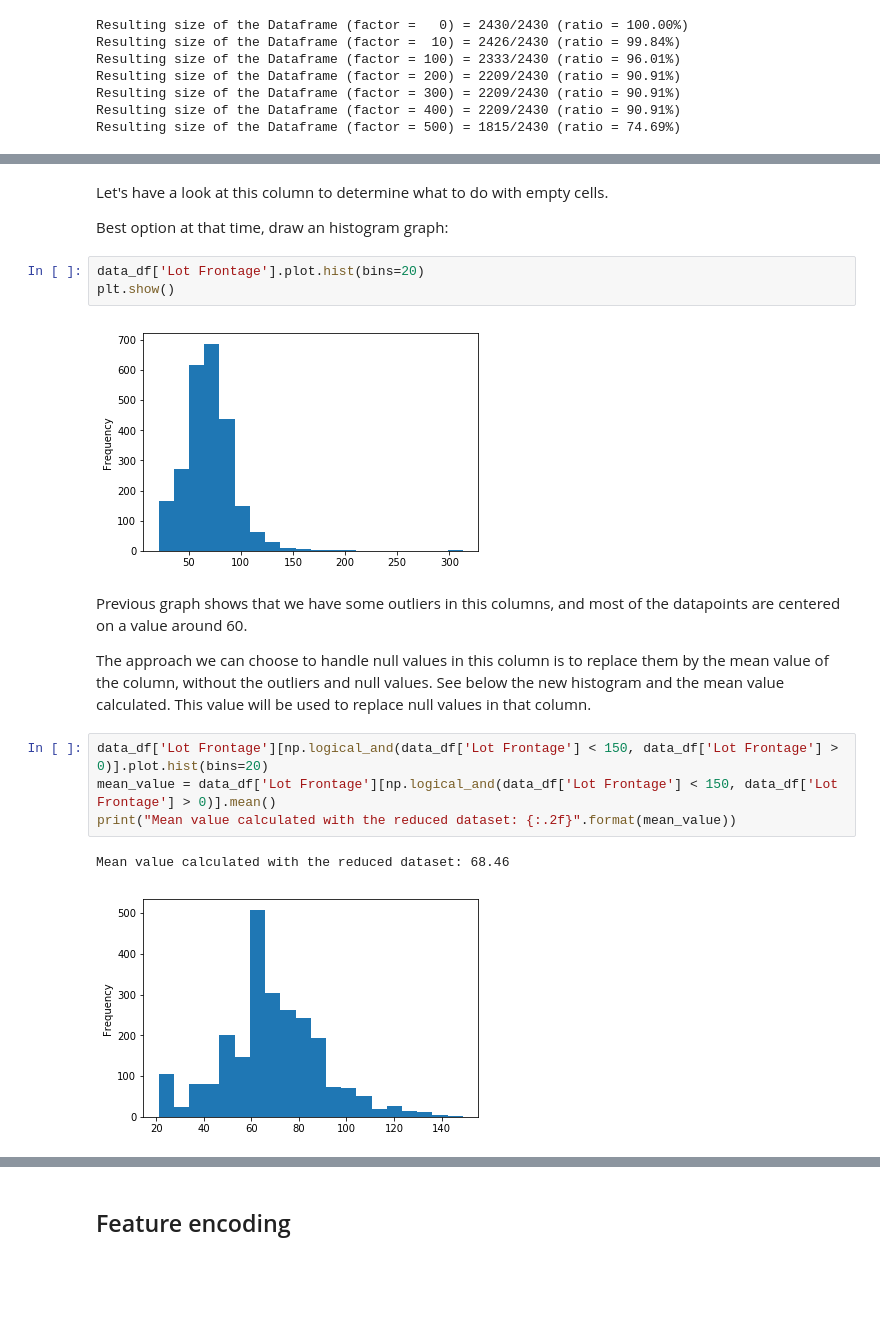
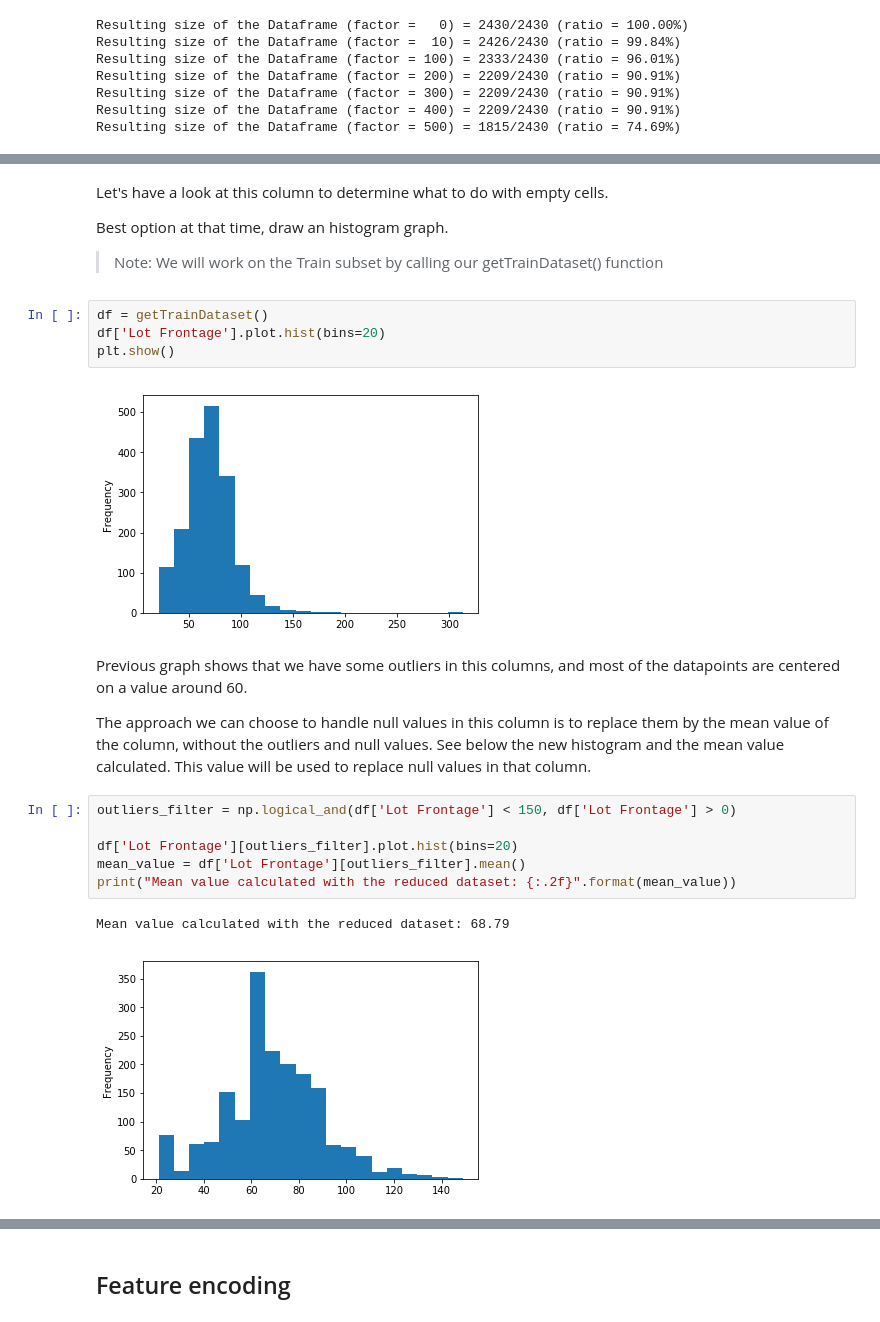
Before and after one commit to xnicolovici/machine_learning, a Jupyter notebook: notebooks/Course No 3/09. Course project/03. Part 2 - House prices/house-prices-solution.ipynb, the cells around one changed output, grey strips where cells are left out. Cells and saved outputs as stored; diff of their text form; blank space fills up the shorter version.

```diff
--- a/notebooks/Course No 3/09. Course project/03. Part 2 - House prices/house-prices-solution.ipynb
+++ b/notebooks/Course No 3/09. Course project/03. Part 2 - House prices/house-prices-solution.ipynb
@@ -468,20 +466,25 @@ Garage Type     0
 # %% [markdown]
 Let's have a look at this column to determine what to do with empty cells.
 
-Best option at that time, draw an histogram graph:
+Best option at that time, draw an histogram graph.
+
+> Note: We will work on the Train subset by calling our getTrainDataset() function
 # %%
-data_df['Lot Frontage'].plot.hist(bins=20)
+df = getTrainDataset()
+df['Lot Frontage'].plot.hist(bins=20)
 plt.show()
 # %% [output]
-[figure, old version]
+[figure, new version]
 # %% [markdown]
 Previous graph shows that we have some outliers in this columns, and most of the datapoints are centered on a value around 60.
 
 The approach we can choose to handle null values in this column is to replace them by the mean value of the column, without the outliers and null values. See below the new histogram and the mean value calculated. This value will be used to replace null values in that column.
 # %%
-data_df['Lot Frontage'][np.logical_and(data_df['Lot Frontage'] < 150, data_df['Lot Frontage'] > 0)].plot.hist(bins=20)
-mean_value = data_df['Lot Frontage'][np.logical_and(data_df['Lot Frontage'] < 150, data_df['Lot Frontage'] > 0)].mean()
+outliers_filter = np.logical_and(df['Lot Frontage'] < 150, df['Lot Frontage'] > 0)
+
+df['Lot Frontage'][outliers_filter].plot.hist(bins=20)
+mean_value = df['Lot Frontage'][outliers_filter].mean()
 print("Mean value calculated with the reduced dataset: {:.2f}".format(mean_value))
 # %% [output]
-Mean value calculated with the reduced dataset: 68.46
+Mean value calculated with the reduced dataset: 68.79
-[figure, old version]
+[figure, new version]
```
Also changed, not shown: parts of 24 cells of this notebook.
